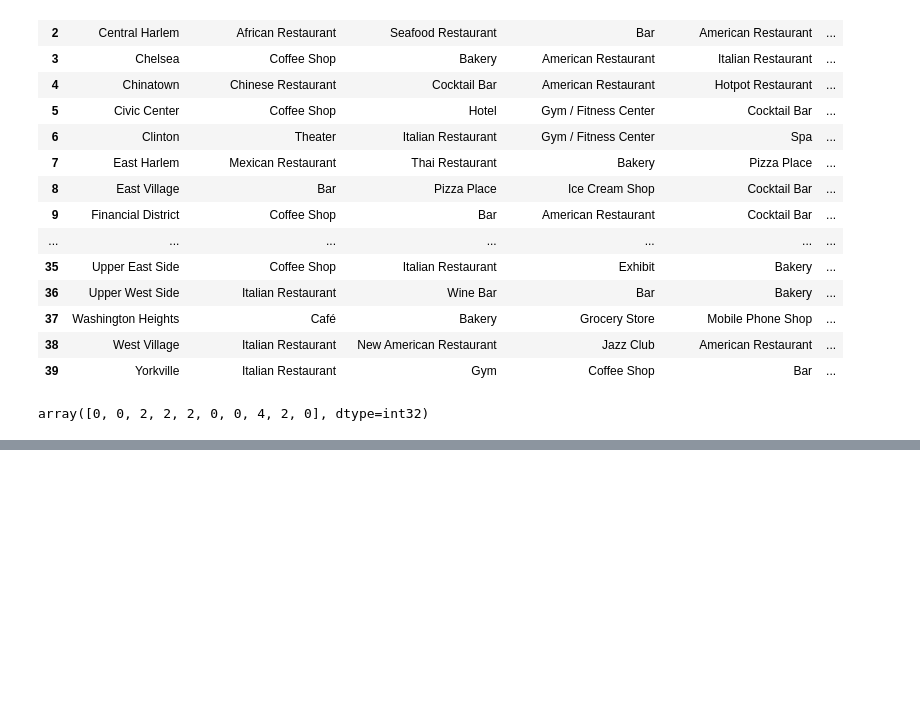
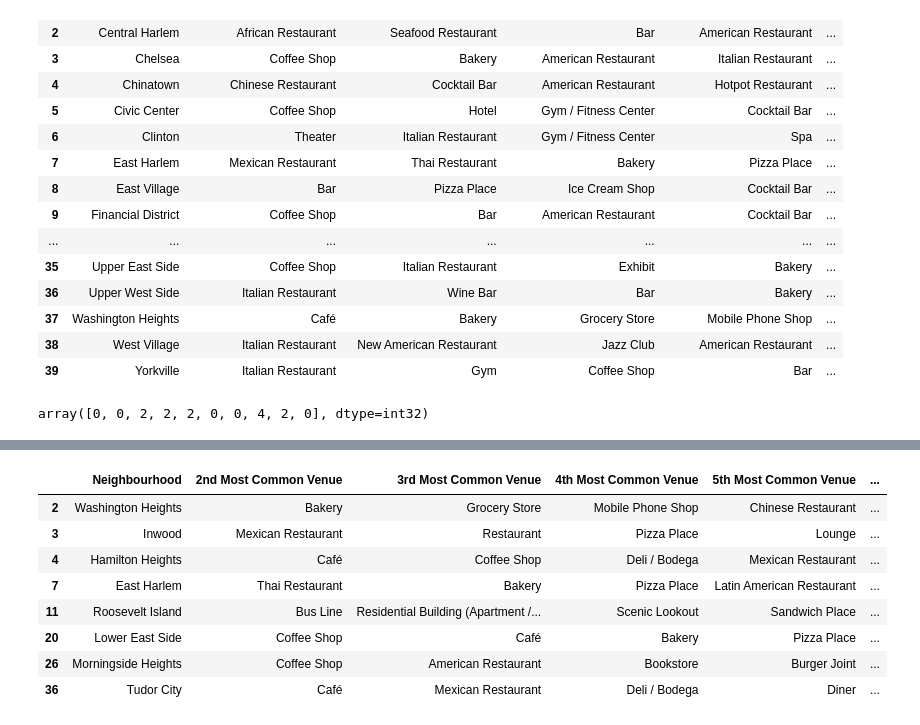
Before and after one commit to hefangzhang/Coursera_Capstone, a Jupyter notebook: Capstone-week3.ipynb, the cells around one changed output, grey strips where cells are left out. Saved outputs shown, nothing was run; the diff lists cells and outputs as text; code cells hidden in the pictures; blank space fills up the shorter version.

```diff
--- a/Capstone-week3.ipynb
+++ b/Capstone-week3.ipynb
@@ -869,0 +943,12 @@ map_clusters
+# %%
+manhattan_merged.loc[manhattan_merged['Cluster Labels'] == 4, manhattan_merged.columns[[1] + list(range(5, manhattan_merged.shape[1]))]]
+# %% [output]
+|  | Neighbourhood | 2nd Most Common Venue | 3rd Most Common Venue | 4th Most Common Venue | 5th Most Common Venue | ... |
+| 2 | Washington Heights | Bakery | Grocery Store | Mobile Phone Shop | Chinese Restaurant | ... |
+| 3 | Inwood | Mexican Restaurant | Restaurant | Pizza Place | Lounge | ... |
+| 4 | Hamilton Heights | Café | Coffee Shop | Deli / Bodega | Mexican Restaurant | ... |
+| 7 | East Harlem | Thai Restaurant | Bakery | Pizza Place | Latin American Restaurant | ... |
+| 11 | Roosevelt Island | Bus Line | Residential Building (Apartment /... | Scenic Lookout | Sandwich Place | ... |
+| 20 | Lower East Side | Coffee Shop | Café | Bakery | Pizza Place | ... |
+| 26 | Morningside Heights | Coffee Shop | American Restaurant | Bookstore | Burger Joint | ... |
+| 36 | Tudor City | Café | Mexican Restaurant | Deli / Bodega | Diner | ... |
```
Also changed, not shown: parts of 8 cells of this notebook.
